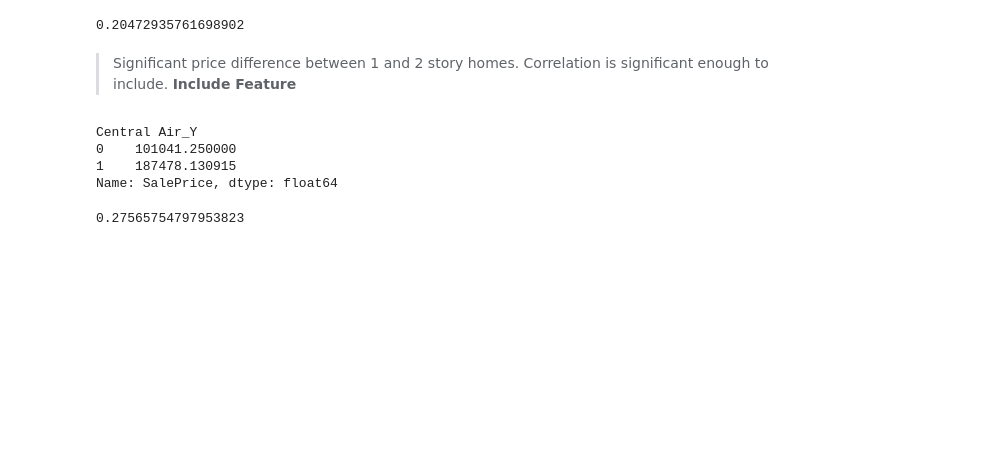
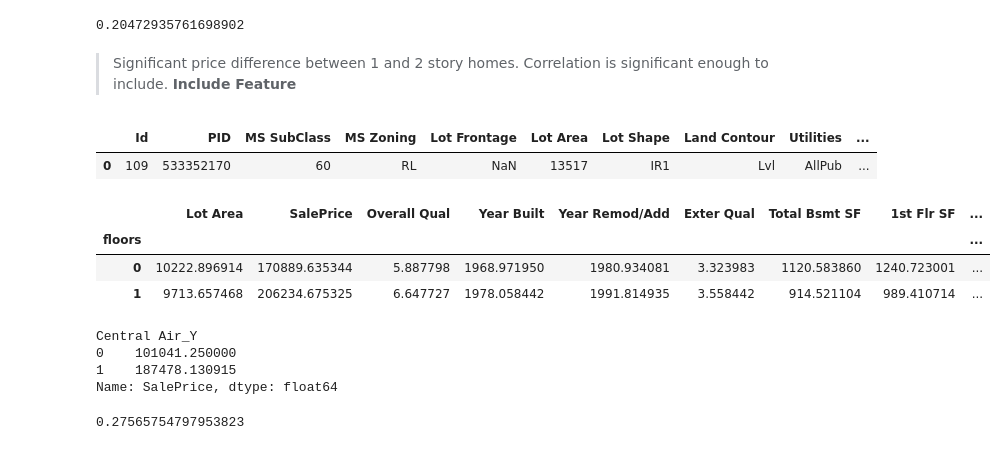
Before and after one commit to aidandom/Ames_Housing_Prohect, a Jupyter notebook: Project_2.ipynb, the cells around one changed output. Drawn from its saved outputs; the diff is of its cells as text; code cells hidden in the pictures; blank space fills up the shorter version.

```diff
--- a/Project_2.ipynb
+++ b/Project_2.ipynb
@@ -250,6 +250,34 @@ train.corrwith(train['floors'])['SalePrice']
 0.20472935761698902
 # %% [markdown]
 >Significant price difference between 1 and 2 story homes. Correlation is significant enough to include. **Include Feature**
+# %%
+train.head(1)
+# %% [output]
+|  | Id | PID | MS SubClass | MS Zoning | Lot Frontage | Lot Area | Lot Shape | Land Contour | Utilities | ... |
+| 0 | 109 | 533352170 | 60 | RL | NaN | 13517 | IR1 | Lvl | AllPub | ... |
+# %%
+train.groupby('floors')['Lot Area',
+                        'SalePrice',
+                        'Overall Qual',
+                        'Year Built',
+                        'Year Remod/Add',
+                        'Exter Qual',
+                        'Exter Cond',
+                        'Total Bsmt SF',
+                        '1st Flr SF',
+                        '2nd Flr SF',
+                        'total_bath',
+                        'Garage Cars',
+                        'Garage Area',
+                        'Kitchen Qual',
+                        'Fireplaces',
+                        ''
+                       ].mean()
+# %% [output]
+|  | Lot Area | SalePrice | Overall Qual | Year Built | Year Remod/Add | Exter Qual | Total Bsmt SF | 1st Flr SF | ... |
+| floors |  |  |  |  |  |  |  |  | ... |
+| 0 | 10222.896914 | 170889.635344 | 5.887798 | 1968.971950 | 1980.934081 | 3.323983 | 1120.583860 | 1240.723001 | ... |
+| 1 | 9713.657468 | 206234.675325 | 6.647727 | 1978.058442 | 1991.814935 | 3.558442 | 914.521104 | 989.410714 | ... |
 # %%
 # get dummies for other important features
 train = pd.get_dummies(train, columns=['Central Air'], drop_first=True)
```
Also changed, not shown: parts of 8 cells of this notebook, 1 other file.
